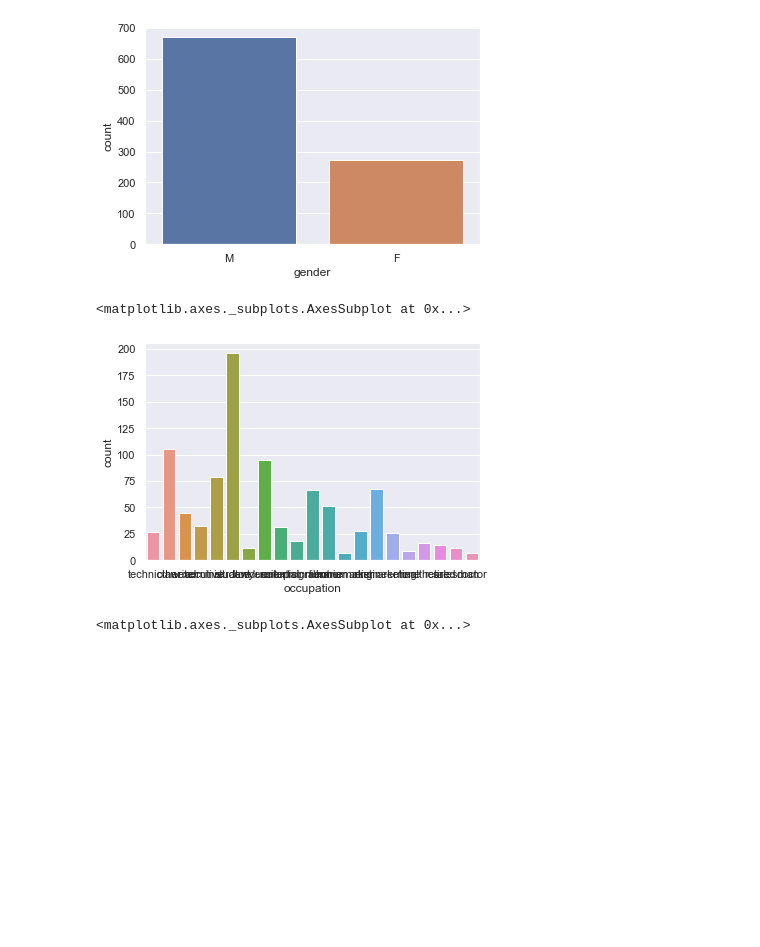
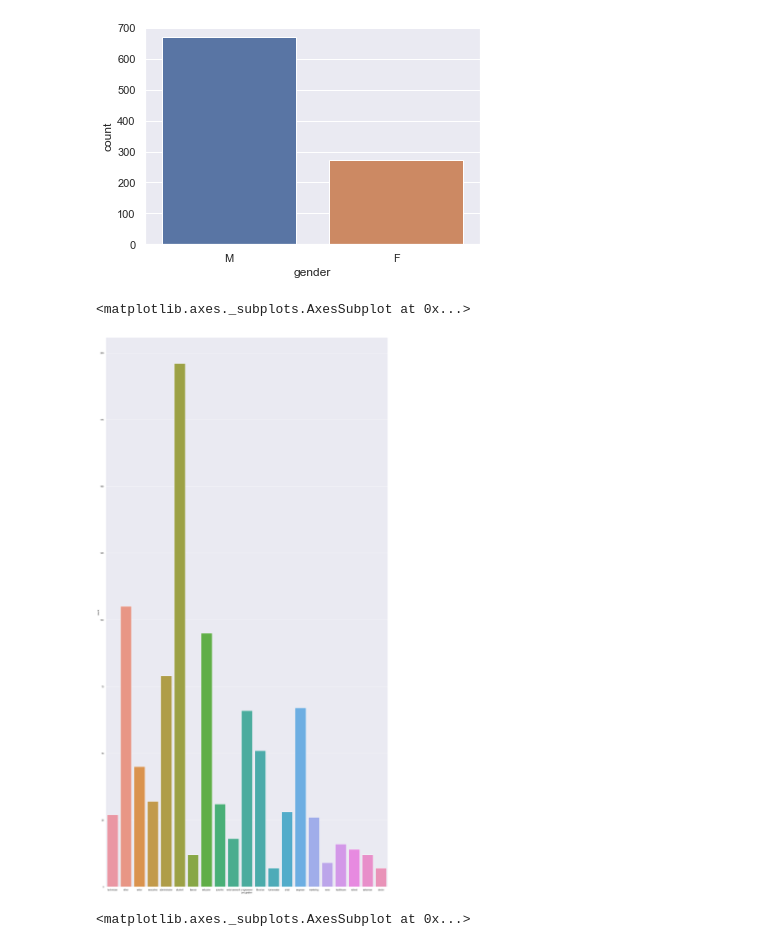
Before and after one commit to GreatLearningAIML1/gl-pgp-aiml-uta-intl-may20-prasadwrites, a Jupyter notebook: Foundations/MovieLens Project Questions.ipynb, the cells around one changed output. Saved outputs shown, nothing was run; the diff lists cells and outputs as text; code cells hidden in the pictures; blank space fills up the shorter version.

Commit message:
Changes to answers of question 7
Changed the graphs size for occupation as the graph was not coming clearly

```diff
--- a/Foundations/MovieLens Project Questions.ipynb
+++ b/Foundations/MovieLens Project Questions.ipynb
@@ -361,10 +361,12 @@ sns.countplot(userinfo['gender'])
 [figure]
 # %%
 #countplot for occupation
+fig = plot.gcf()
+fig.set_size_inches( 25, 50)
 sns.countplot( userinfo['occupation'])
 # %% [output]
 <matplotlib.axes._subplots.AxesSubplot at 0x...>
-[figure, old version]
+[figure, new version]
 # %%
 #countplot for ratings
 sns.countplot( userrating['rating'])
```
Also changed, not shown: parts of 1 cell of this notebook, 1 other file.
